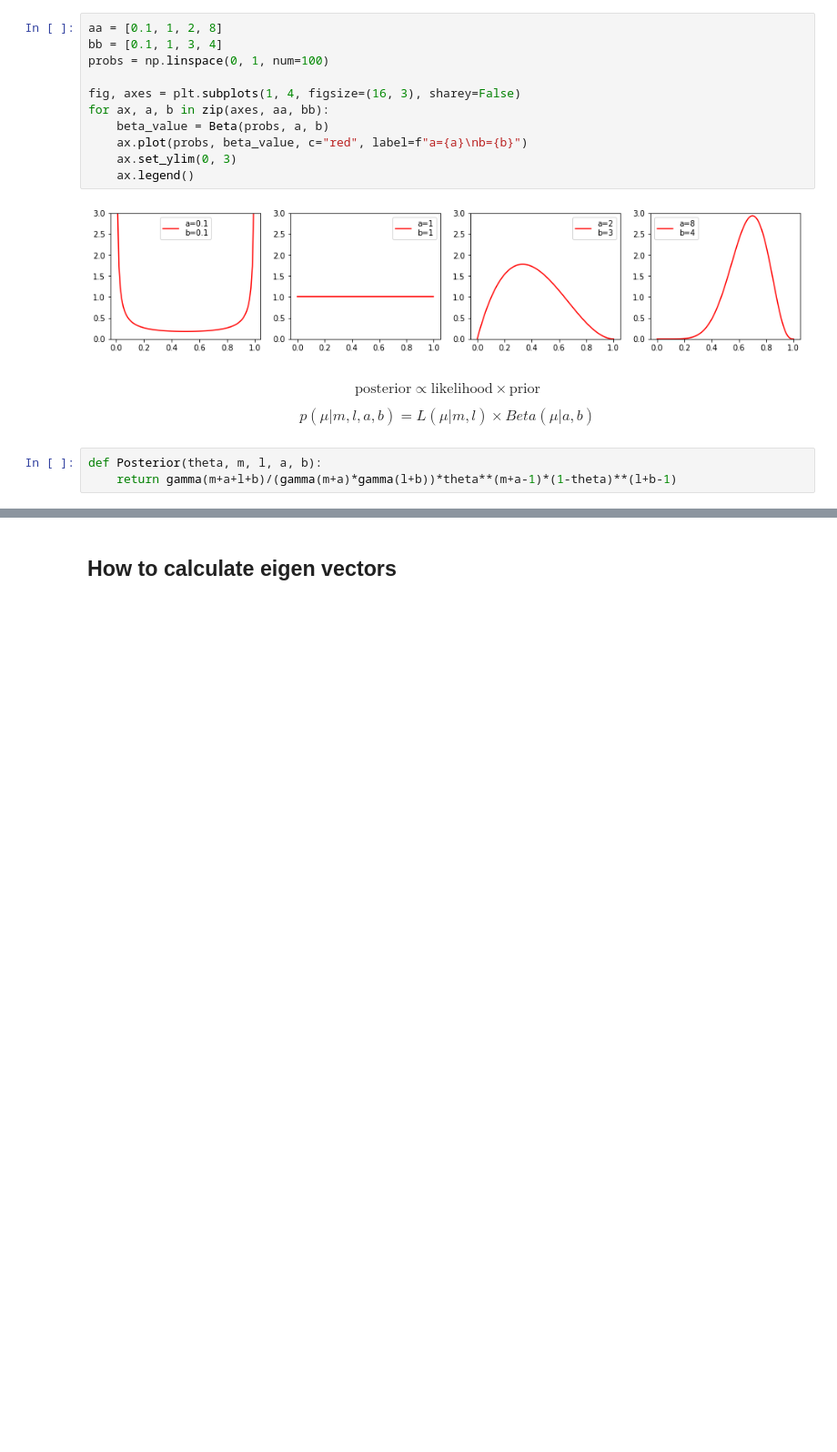
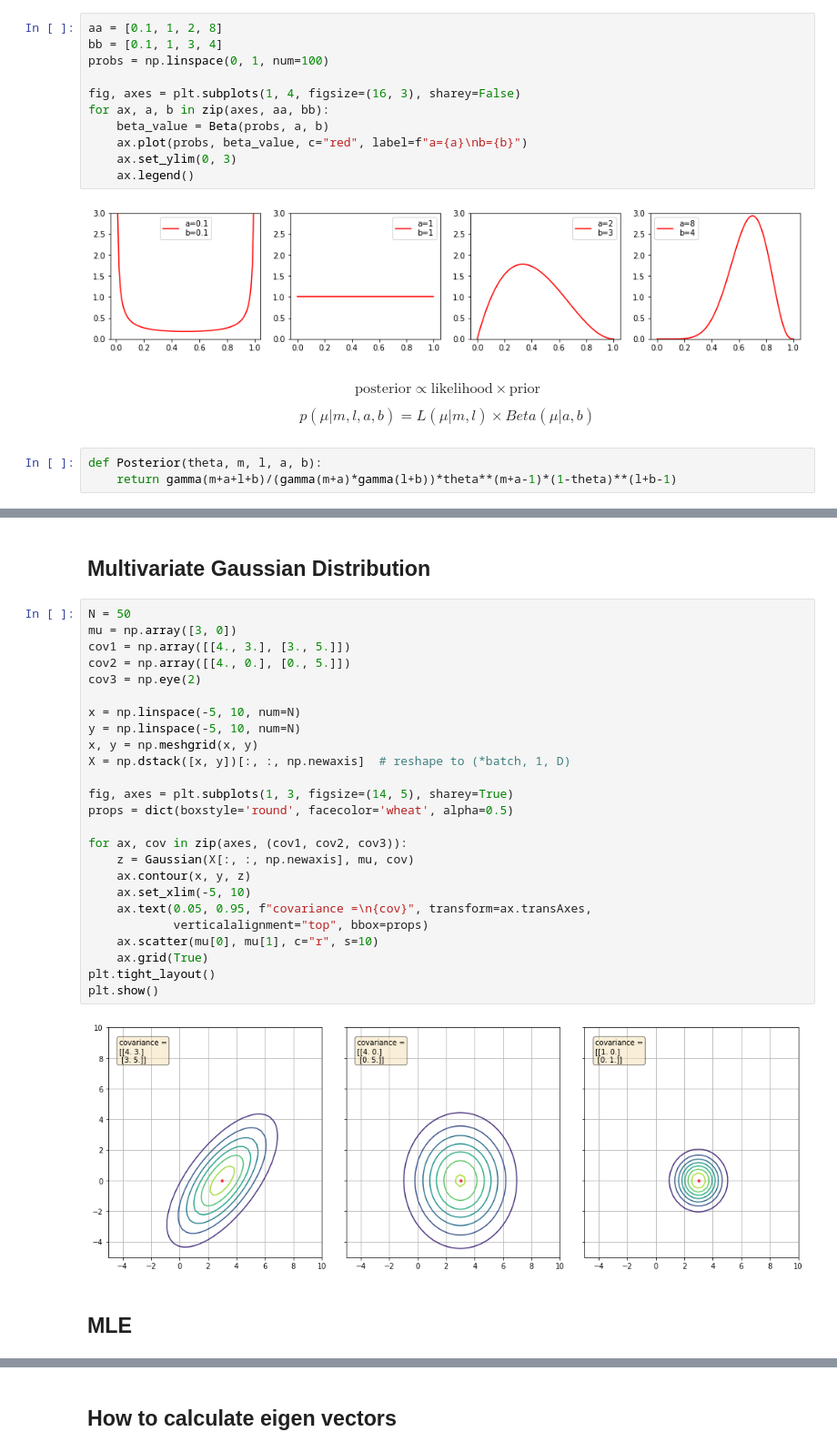
Before and after one commit to simonjisu/prml_study, a Jupyter notebook: notebooks/chapter-2/Probability.ipynb, the cells around one changed output, grey strips where cells are left out. Shown at 91% size. Saved outputs shown, nothing was run; the diff lists cells and outputs as text; blank space fills up the shorter version.

```diff
--- a/notebooks/chapter-2/Probability.ipynb
+++ b/notebooks/chapter-2/Probability.ipynb
@@ -121,0 +152,31 @@ $$\begin{aligned} \mathcal{N}(x \vert \mu, \Sigma^2) &=\dfrac{1}{(2\pi)^{D/2}} \
+# %% [markdown]
+## Multivariate Gaussian Distribution
+# %%
+N = 50
+mu = np.array([3, 0])
+cov1 = np.array([[4., 3.], [3., 5.]])
+cov2 = np.array([[4., 0.], [0., 5.]])
+cov3 = np.eye(2)
+
+x = np.linspace(-5, 10, num=N)
+y = np.linspace(-5, 10, num=N)
+x, y = np.meshgrid(x, y)
+X = np.dstack([x, y])[:, :, np.newaxis]  # reshape to (*batch, 1, D)
+
+fig, axes = plt.subplots(1, 3, figsize=(14, 5), sharey=True)
+props = dict(boxstyle='round', facecolor='wheat', alpha=0.5)
+
+for ax, cov in zip(axes, (cov1, cov2, cov3)):
+    z = Gaussian(X[:, :, np.newaxis], mu, cov)
+    ax.contour(x, y, z)
+    ax.set_xlim(-5, 10)
+    ax.text(0.05, 0.95, f"covariance =\n{cov}", transform=ax.transAxes,
+            verticalalignment="top", bbox=props)
+    ax.scatter(mu[0], mu[1], c="r", s=10)
+    ax.grid(True)
+plt.tight_layout()
+plt.show()
+# %% [output]
+[figure, added]
+# %% [markdown]
+## MLE
```
Also changed, not shown: parts of 42 cells of this notebook.
